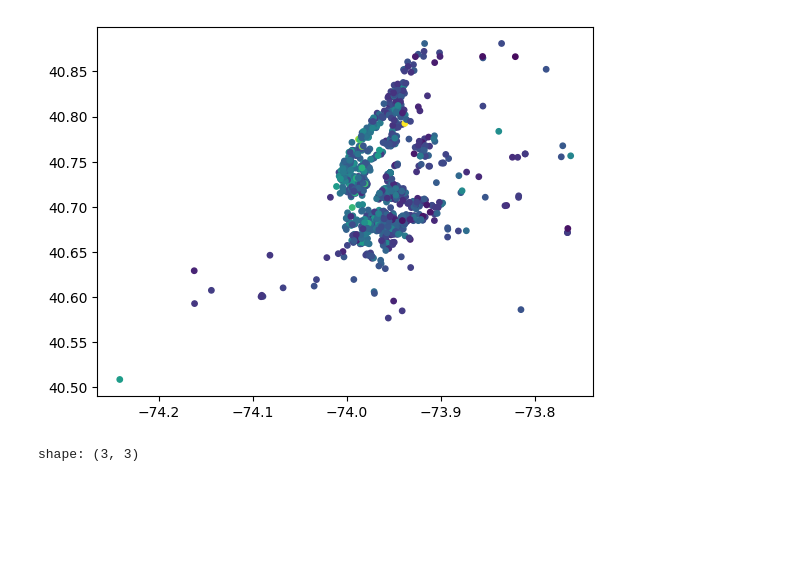
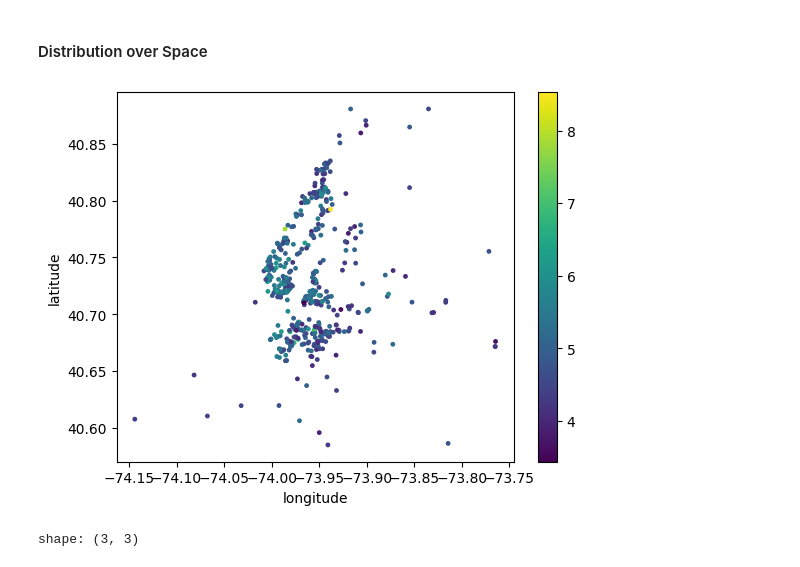
Before and after one commit to bfeif/personal-website, a Jupyter notebook: code/notebooks/feature-engineering-with-just-latitude-and-longitude.ipynb, the cells around one changed output. Saved outputs shown, nothing was run; the diff lists cells and outputs as text; code cells hidden in the pictures; blank space fills up the shorter version.

```diff
--- a/code/notebooks/feature-engineering-with-just-latitude-and-longitude.ipynb
+++ b/code/notebooks/feature-engineering-with-just-latitude-and-longitude.ipynb
@@ -51,9 +50,7 @@ shape: (27, 1)
 # %%
-df = (
+df_query = (
     pl.scan_csv("../data/AB_US_2023.csv")
     .filter(pl.col("city") == "New York City")
     .select(pl.col(["latitude", "longitude", "price"]))
     .with_columns(pl.col("price").log1p().suffix("_log1p"))
-#     .head(2500)
-    .collect()
 )
@@ -60,3 +65,5 @@ df = (
+# %%
+df = df_query.collect()
 # %%
 df = (
     df
@@ -70,4 +122,0 @@ df = (
-# %%
-plt.plot(df["price"].sort(), np.linspace(0, 1, len(df)))
-plt.xscale("log")
-plt.show()
@@ -80,0 +125,20 @@ plt.show()
+# %%
+fig, (ax1, ax2, ax3) = plt.subplots(1, 3, figsize=(17, 5))
+
+ax1.plot(df["price"].sort(), np.linspace(0, 1, len(df)))
+ax1.set_xlabel("Price")
+ax1.set_ylabel("ECDF")
+ax1.set_title("ECDF of Airbnb Prices")
+
+ax2.plot(df["price"].sort(), np.linspace(0, 1, len(df)))
+ax2.set_xscale("log")
+ax2.set_xlabel("Price")
+ax2.set_ylabel("ECDF")
+ax2.set_title("ECDF of Airbnb Prices (log x-axis)")
+
+ax3.hist(df["price_log1p"], bins=40, density=True)
+ax3.set_xlabel("Log(1 + Price)")
+ax3.set_ylabel("Fraction of All Airbnbs")
+ax3.set_title("Histogram of Log(1 + Airbnb Price), Normalized")
+
+plt.savefig("../../static/images/distribution-of-airbnb-price.png")
@@ -81,9 +147,21 @@ plt.show()
+# %% [markdown]
+#### Distribution over Space
 # %%
-df_sample = df.head(1000)
-plt.scatter(df_sample["longitude"], df_sample["latitude"], c=df_sample["price_log1p"], s=15, cmap="viridis")
+sample_size = 500
+df_sample = df.head(sample_size)
+plt.scatter(
+    df_sample["longitude"],
+    df_sample["latitude"],
+    c=df_sample["price_log1p"],
+    s=6,
+    cmap="viridis"
+)
+plt.xlabel("longitude")
+plt.ylabel("latitude")
+plt.colorbar()
 plt.show()
 # %% [output]
-[figure, old version]
+[figure, new version]
 # %%
 df.select(["latitude", "longitude", "price"]).corr()
 # %% [output]
```
Also changed, not shown: parts of 37 cells of this notebook, 3 other files.
